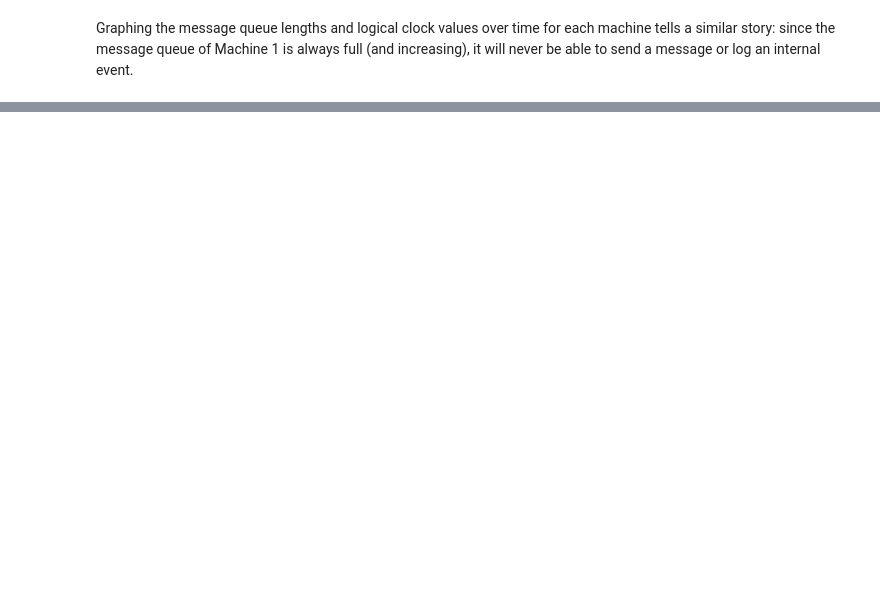
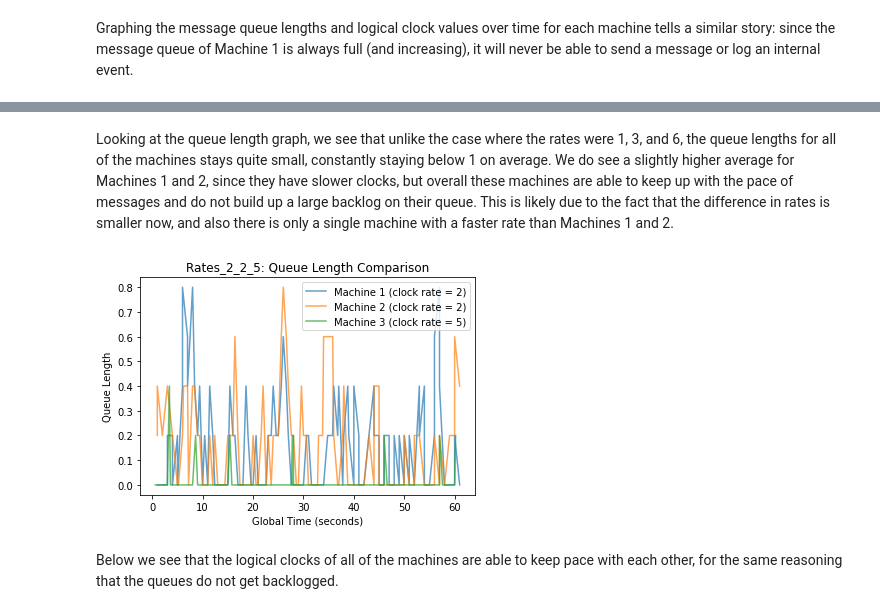
Before and after one commit to pcsong33/ScaleModels, a Jupyter notebook: analysis.ipynb, the cells around one changed output, grey strips where cells are left out. Saved outputs shown, nothing was run; the diff lists cells and outputs as text; code cells hidden in the pictures; blank space fills up the shorter version.

```diff
--- a/analysis.ipynb
+++ b/analysis.ipynb
@@ -142,0 +156,8 @@ graph('logs/rates_1_3_6', 'logical clock', normal=True)
+# %% [markdown]
+Looking at the queue length graph, we see that unlike the case where the rates were 1, 3, and 6, the queue lengths for all of the machines stays quite small, constantly staying below 1 on average. We do see a slightly higher average for Machines 1 and 2, since they have slower clocks, but overall these machines are able to keep up with the pace of messages and do not build up a large backlog on their queue. This is likely due to the fact that the difference in rates is smaller now, and also there is only a single machine with a faster rate than Machines 1 and 2.
+# %%
+graph('logs/rates_2_2_5', 'queue length')
+# %% [output]
+[figure, added]
+# %% [markdown]
+Below we see that the logical clocks of all of the machines are able to keep pace with each other, for the same reasoning that the queues do not get backlogged.
```
Also changed, not shown: parts of 30 cells of this notebook, 27 other files.
